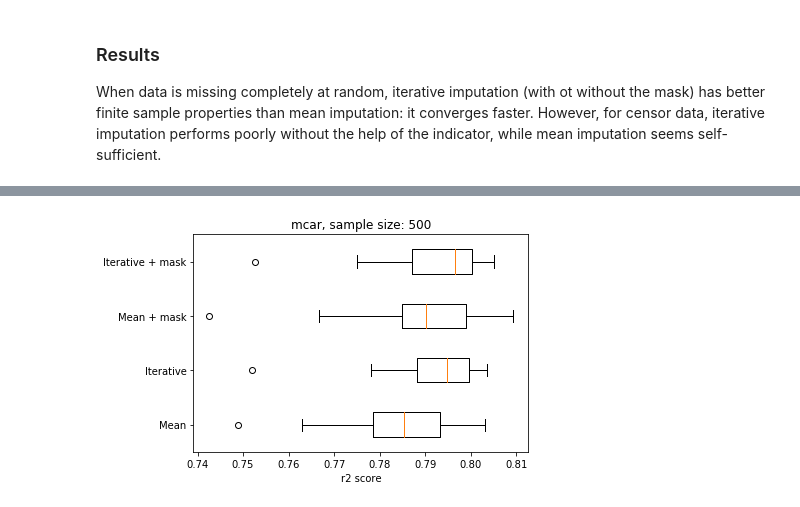
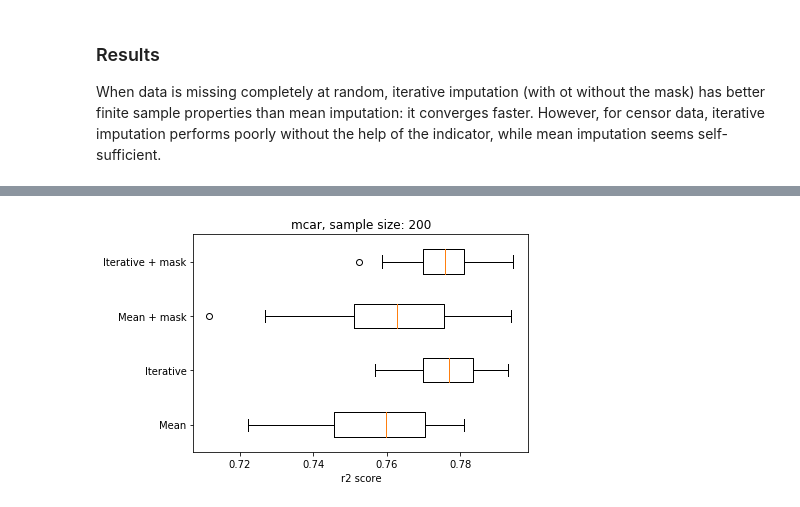
Before and after one commit to nprost/supervised_missing, a Jupyter notebook: A toy regression model with missing values.ipynb, the cells around one changed output, grey strips where cells are left out. Drawn from its saved outputs; the diff is of its cells as text; code cells hidden in the pictures.

```diff
--- a/A toy regression model with missing values.ipynb
+++ b/A toy regression model with missing values.ipynb
@@ -207,7 +210,8 @@ Text(0.5, 1.0, 'Learning curve of the decision tree for mcar data')
 # %%
-boxplot_scores(trees, 500, 'mcar')
+boxplot_scores(trees, 200, 'mcar')
+plt.savefig("nb_figures/boxplot_tree_mcar.pdf")
 # %% [output]
-[figure, old version]
+[figure, new version]
 # %%
 %time plot_learning_curve(trees, 'censored')
 plt.title("Learning curve of the decision tree for censored data");
```
Also changed, not shown: parts of 9 cells of this notebook.
